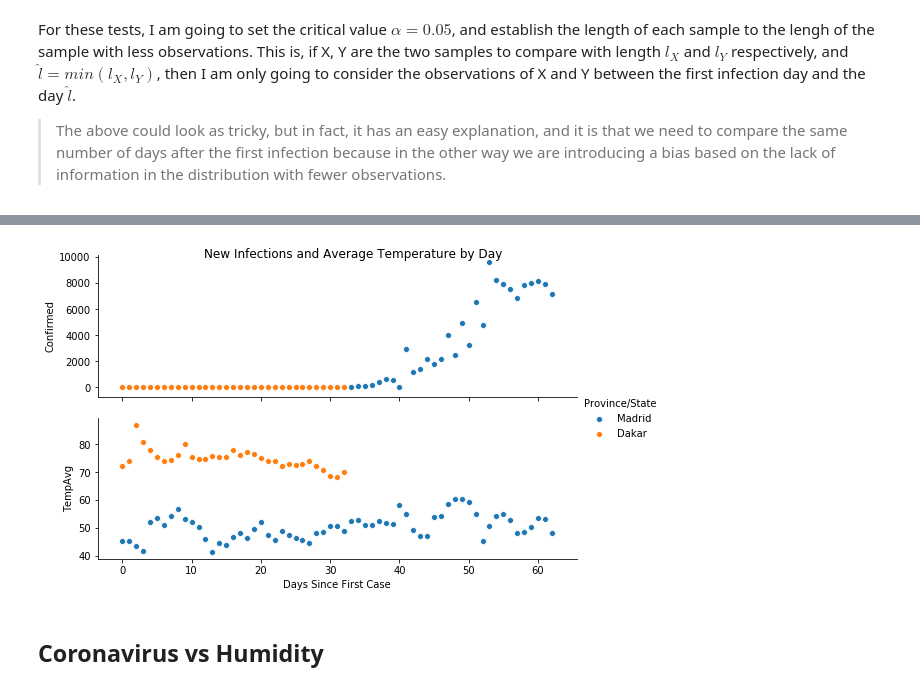
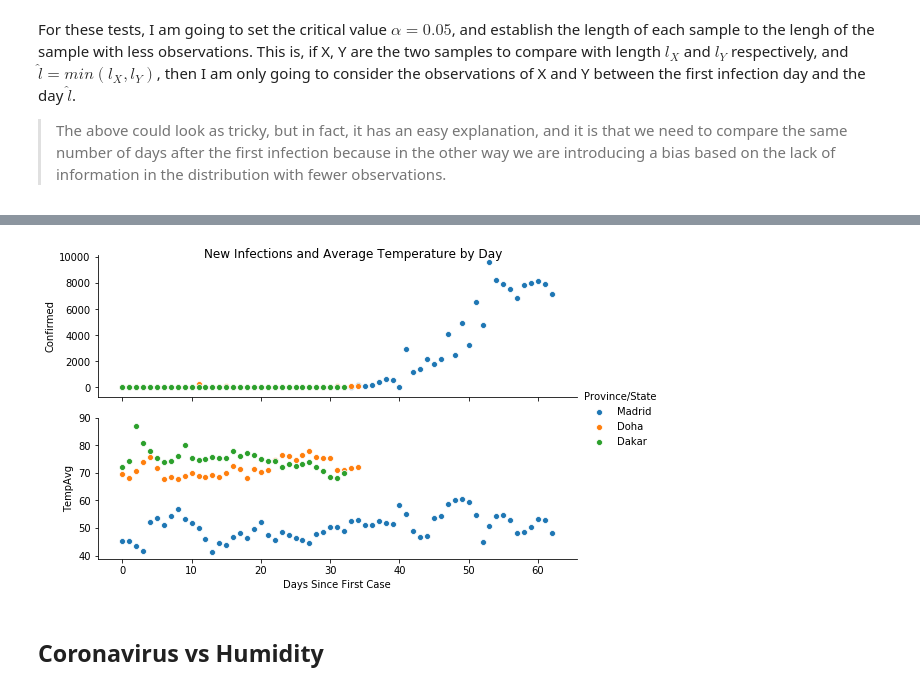
Before and after one commit to Yasel-Garces/The-impact-of-weather-in-the-coronavirus-spread, a Jupyter notebook: The-impact-of-weather-in-the-coronavirus-spread.ipynb, the cells around one changed output, grey strips where cells are left out. Saved outputs shown, nothing was run; the diff lists cells and outputs as text; code cells hidden in the pictures.

```diff
--- a/The-impact-of-weather-in-the-coronavirus-spread.ipynb
+++ b/The-impact-of-weather-in-the-coronavirus-spread.ipynb
@@ -728,11 +747,13 @@ In my opinion, a nice way to see this is to relate the number of new infections
 # %%
+Dakar_Madrid=covid_weather.loc[covid_weather['Province/State'].isin(['Doha','Dakar','Madrid']),:]
 # Plot the number of new cases and temperature for Madrid and Dakar
 g=sns.pairplot(x_vars="Days Since First Case", aspect=3,
              y_vars=["Confirmed","TempAvg"], kind='scatter', hue="Province/State",
              data=Dakar_Madrid);
 g.fig.suptitle("New Infections and Average Temperature by Day");
+#px.scatter(Dakar_Madrid, x="Days Since First Case",y="Confirmed",color="Province/State")
 # %% [output]
-[figure, old version]
+[figure, new version]
 # %% [markdown]
 ## Coronavirus vs Humidity
 <a id='sec:Coronavirus_vs_Humidity'></a>
```
Also changed, not shown: parts of 7 cells of this notebook, 1 other file.
